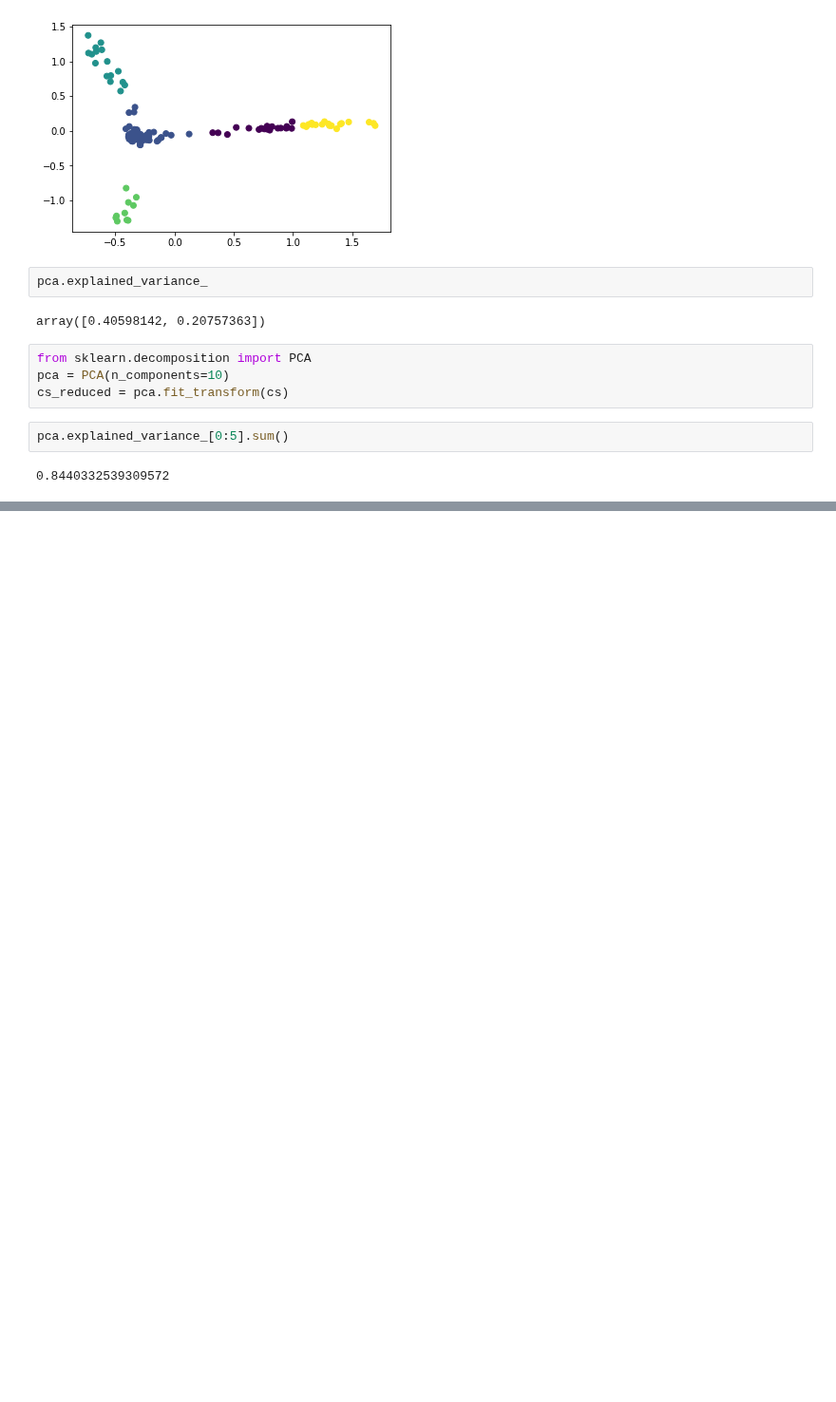
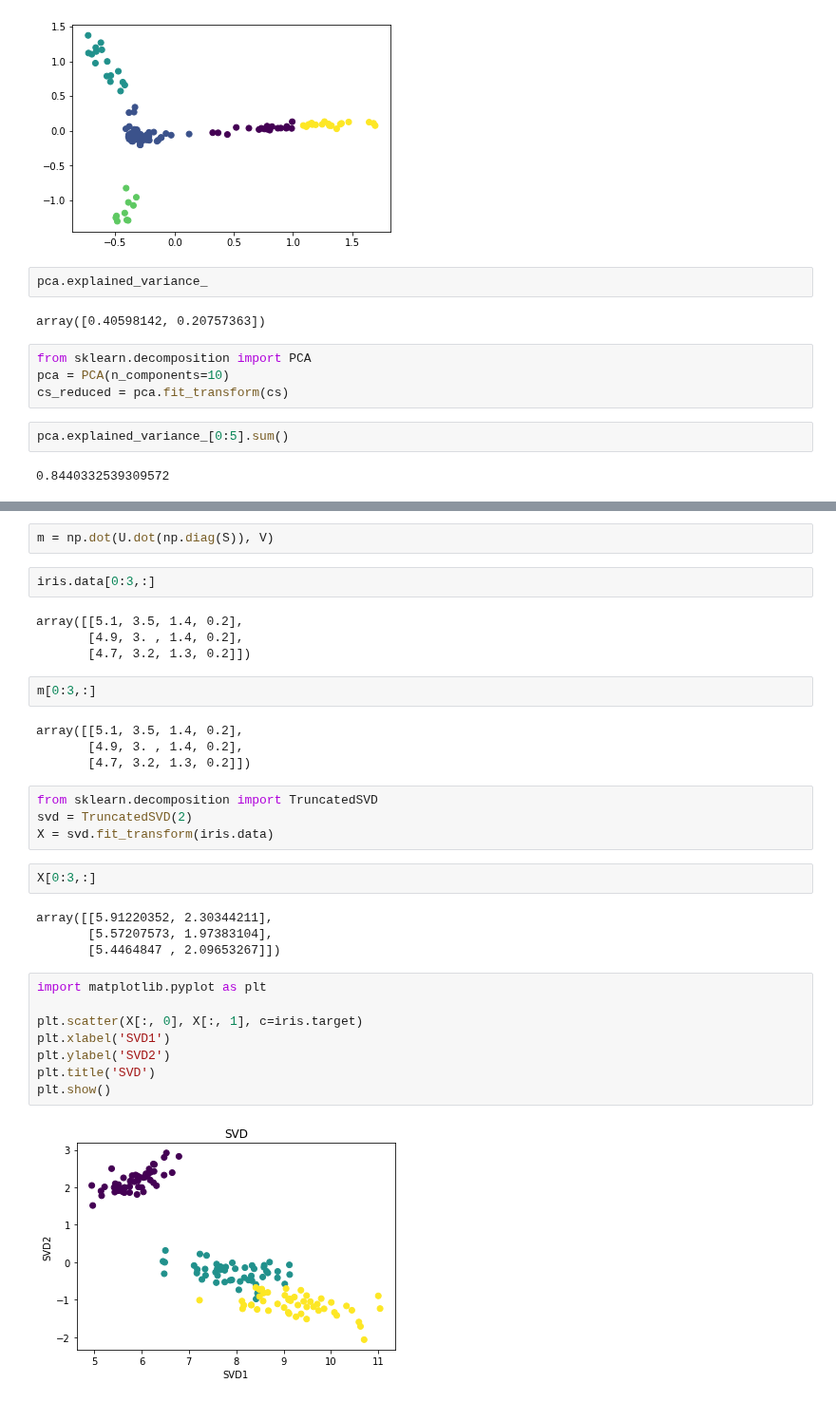
Before and after one commit to ywchiu/taipeifubon, a Jupyter notebook: Demo20200427.ipynb, the cells around one changed output, grey strips where cells are left out. Shown at 95% size. Drawn from its saved outputs; the diff is of its cells as text; blank space fills up the shorter version.

```diff
--- a/Demo20200427.ipynb
+++ b/Demo20200427.ipynb
@@ -413,0 +481,34 @@ pca.explained_variance_[0:5].sum()
+# %%
+m = np.dot(U.dot(np.diag(S)), V)
+# %%
+iris.data[0:3,:]
+# %% [output]
+array([[5.1, 3.5, 1.4, 0.2],
+       [4.9, 3. , 1.4, 0.2],
+       [4.7, 3.2, 1.3, 0.2]])
+# %%
+m[0:3,:]
+# %% [output]
+array([[5.1, 3.5, 1.4, 0.2],
+       [4.9, 3. , 1.4, 0.2],
+       [4.7, 3.2, 1.3, 0.2]])
+# %%
+from sklearn.decomposition import TruncatedSVD
+svd = TruncatedSVD(2)
+X = svd.fit_transform(iris.data)
+# %%
+X[0:3,:]
+# %% [output]
+array([[5.91220352, 2.30344211],
+       [5.57207573, 1.97383104],
+       [5.4464847 , 2.09653267]])
+# %%
+import matplotlib.pyplot as plt
+
+plt.scatter(X[:, 0], X[:, 1], c=iris.target)
+plt.xlabel('SVD1')
+plt.ylabel('SVD2')
+plt.title('SVD')
+plt.show()
+# %% [output]
+[figure, added]
```
Also changed, not shown: parts of 89 cells of this notebook.
